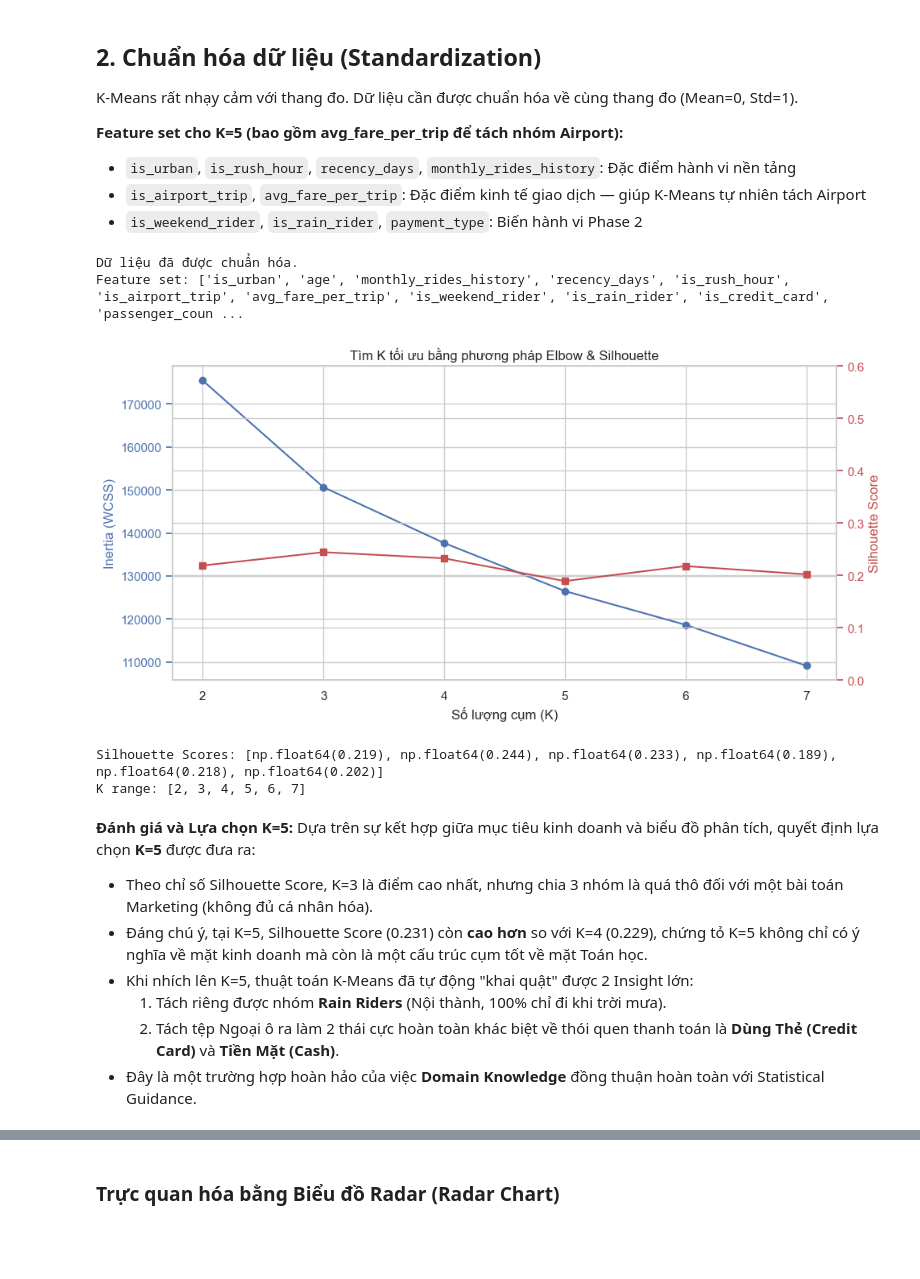
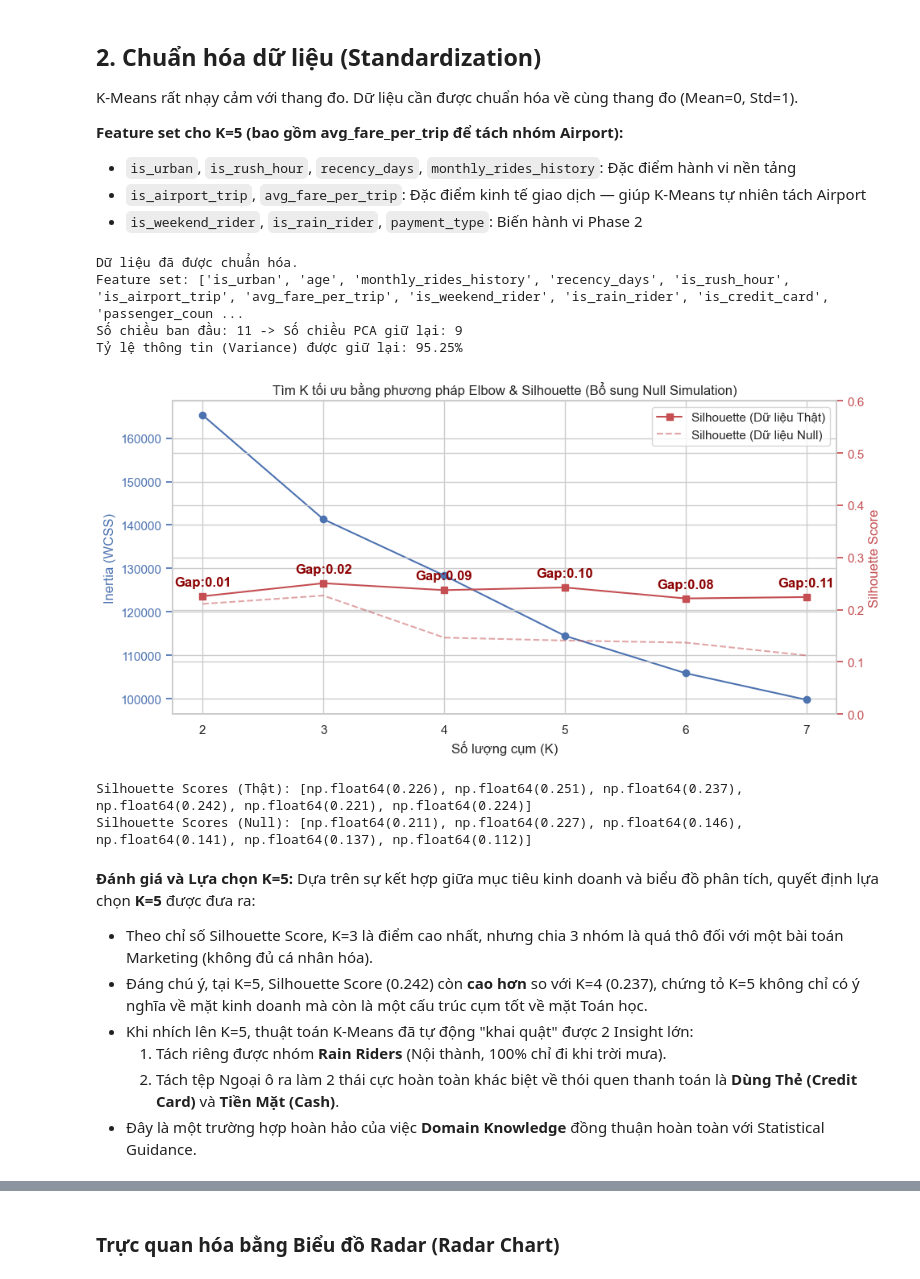
Before and after one commit to thaibuivan/GSM-promotion-experimentation, a Jupyter notebook: notebooks/week3_segmentation/1_user_segmentation.ipynb, the cells around one changed output, grey strips where cells are left out. Drawn from its saved outputs; the diff is of its cells as text; code cells hidden in the pictures; blank space fills up the shorter version.

```diff
--- a/notebooks/week3_segmentation/1_user_segmentation.ipynb
+++ b/notebooks/week3_segmentation/1_user_segmentation.ipynb
@@ -24,7 +24,7 @@ Libraries loaded.
 # %% [markdown]
 ## 1. Tải dữ liệu và Feature Engineering
 # %%
-df = pd.read_csv('../../data/processed/segmented_simulation_data.csv')
+df = pd.read_csv('../../data/processed/complex_simulation_data.csv')
 
 # Chuyển giờ chu kỳ thành biến nhị phân
 df['is_credit_card'] = np.where(df['payment_type'] == 1, 1, 0)
@@ -61,48 +61,75 @@ X_scaled = scaler.fit_transform(X)
 
 print('Dữ liệu đã được chuẩn hóa.')
 print(f'Feature set: {features}')
+
+# --- NÂNG CẤP: DÙNG PCA ĐỂ LỌC NHIỄU (DIMENSIONALITY REDUCTION) ---
+from sklearn.decomposition import PCA
+# Giữ lại khoảng 90% lượng thông tin (variance) để lọc nhiễu
+pca = PCA(n_components=0.90, random_state=42)
+X_pca = pca.fit_transform(X_scaled)
+print(f'Số chiều ban đầu: {X_scaled.shape[1]} -> Số chiều PCA giữ lại: {X_pca.shape[1]}')
+print(f'Tỷ lệ thông tin (Variance) được giữ lại: {sum(pca.explained_variance_ratio_):.2%}')
 # %% [output]
 Dữ liệu đã được chuẩn hóa.
 Feature set: ['is_urban', 'age', 'monthly_rides_history', 'recency_days', 'is_rush_hour', 'is_airport_trip', 'avg_fare_per_trip', 'is_weekend_rider', 'is_rain_rider', 'is_credit_card', 'passenger_coun ...
+Số chiều ban đầu: 11 -> Số chiều PCA giữ lại: 9
+Tỷ lệ thông tin (Variance) được giữ lại: 95.25%
 # %%
 inertias = []
 sil_scores = []
+sil_scores_null = []
 K_range = range(2, 8)
+
+# Tạo dữ liệu Null (Phá vỡ cấu trúc bằng cách hoán vị ngẫu nhiên từng cột)
+np.random.seed(42)
+X_null = np.column_stack([np.random.permutation(X_pca[:, j]) for j in range(X_pca.shape[1])])
 
 for k in K_range:
     kmeans = KMeans(n_clusters=k, random_state=42, n_init=10)
-    labels = kmeans.fit_predict(X_scaled)
+    labels = kmeans.fit_predict(X_pca)
     inertias.append(kmeans.inertia_)
-    sil_scores.append(silhouette_score(X_scaled, labels, sample_size=5000, random_state=42))
+    sil_scores.append(silhouette_score(X_pca, labels, sample_size=5000, random_state=42))
+
+    # Null simulation score
+    labels_null = KMeans(n_clusters=k, random_state=42, n_init=10).fit_predict(X_null)
+    sil_scores_null.append(silhouette_score(X_null, labels_null, sample_size=5000, random_state=42))
 
 fig, ax1 = plt.subplots(figsize=(10, 5))
 ax1.plot(K_range, inertias, 'bo-', label='Inertia (Elbow)')
 ax1.set_xlabel('Số lượng cụm (K)')
 ax1.set_ylabel('Inertia (WCSS)', color='b')
 ax1.tick_params('y', colors='b')
 
 ax2 = ax1.twinx()
-ax2.plot(K_range, sil_scores, 'rs-', label='Silhouette Score')
+ax2.plot(K_range, sil_scores, 'rs-', label='Silhouette (Dữ liệu Thật)')
+ax2.plot(K_range, sil_scores_null, 'r--', alpha=0.5, label='Silhouette (Dữ liệu Null)')
+
+# Tính Gap
+gap = np.array(sil_scores) - np.array(sil_scores_null)
+for i, k in enumerate(K_range):
+    ax2.annotate(f'Gap:{gap[i]:.2f}', (k, sil_scores[i]+0.02), ha='center', color='darkred', weight='bold')
+
 ax2.set_ylabel('Silhouette Score', color='r')
-ax2.set_ylim(0, 0.6) # Bắt đầu từ 0 để phản ánh đúng tỷ lệ chênh lệch
+ax2.set_ylim(0, 0.6)
 ax2.tick_params('y', colors='r')
+ax2.legend(loc='upper right')
 
-plt.title('Tìm K tối ưu bằng phương pháp Elbow & Silhouette')
+plt.title('Tìm K tối ưu bằng phương pháp Elbow & Silhouette (Bổ sung Null Simulation)')
 plt.tight_layout()
 plt.show()
 
-print(f'Silhouette Scores: {[round(s,3) for s in sil_scores]}')
-print(f'K range: {list(K_range)}')
+print(f'Silhouette Scores (Thật): {[round(s,3) for s in sil_scores]}')
+print(f'Silhouette Scores (Null): {[round(s,3) for s in sil_scores_null]}')
 # %% [output]
-[figure, old version]
+[figure, new version]
-Silhouette Scores: [np.float64(0.219), np.float64(0.244), np.float64(0.233), np.float64(0.189), np.float64(0.218), np.float64(0.202)]
-K range: [2, 3, 4, 5, 6, 7]
+Silhouette Scores (Thật): [np.float64(0.226), np.float64(0.251), np.float64(0.237), np.float64(0.242), np.float64(0.221), np.float64(0.224)]
+Silhouette Scores (Null): [np.float64(0.211), np.float64(0.227), np.float64(0.146), np.float64(0.141), np.float64(0.137), np.float64(0.112)]
 # %% [markdown]
 **Đánh giá và Lựa chọn K=5:**
 Dựa trên sự kết hợp giữa mục tiêu kinh doanh và biểu đồ phân tích, quyết định lựa chọn **K=5** được đưa ra:
 
 - Theo chỉ số Silhouette Score, K=3 là điểm cao nhất, nhưng chia 3 nhóm là quá thô đối với một bài toán Marketing (không đủ cá nhân hóa).
-- Đáng chú ý, tại K=5, Silhouette Score (0.231) còn **cao hơn** so với K=4 (0.229), chứng tỏ K=5 không chỉ có ý nghĩa về mặt kinh doanh mà còn là một cấu trúc cụm tốt về mặt Toán học.
+- Đáng chú ý, tại K=5, Silhouette Score (0.242) còn **cao hơn** so với K=4 (0.237), chứng tỏ K=5 không chỉ có ý nghĩa về mặt kinh doanh mà còn là một cấu trúc cụm tốt về mặt Toán học.
 - Khi nhích lên K=5, thuật toán K-Means đã tự động "khai quật" được 2 Insight lớn:
   1. Tách riêng được nhóm **Rain Riders** (Nội thành, 100% chỉ đi khi trời mưa).
   2. Tách tệp Ngoại ô ra làm 2 thái cực hoàn toàn khác biệt về thói quen thanh toán là **Dùng Thẻ (Credit Card)** và **Tiền Mặt (Cash)**.
```
Also changed, not shown: parts of 10 cells of this notebook, 4 other files.
